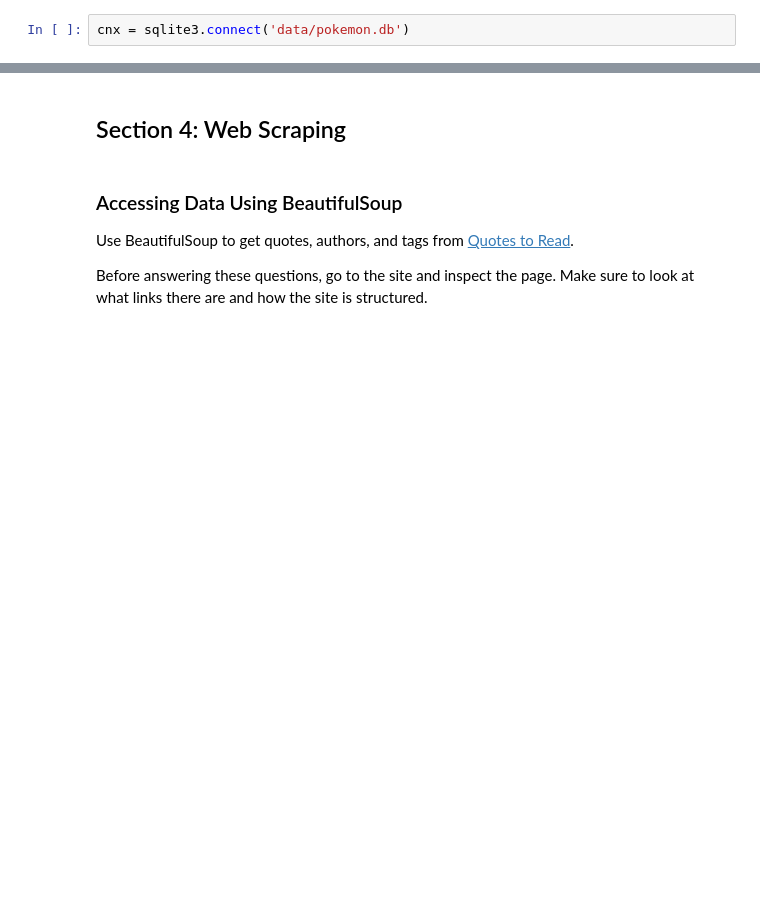
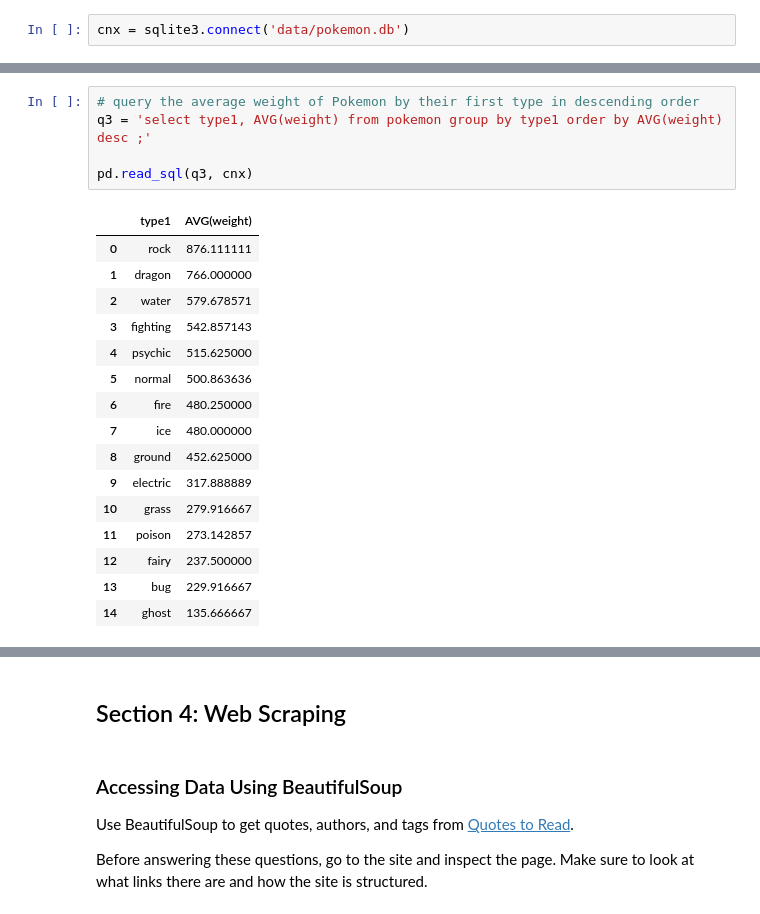
Before and after one commit to learn-co-students/module-2-assessment-round-1-nyc-ds-071519-module-2-assessment-round-1-1565011659, a Jupyter notebook: index.ipynb, the cells around one changed output, grey strips where cells are left out. Saved outputs shown, nothing was run; the diff lists cells and outputs as text; blank space fills up the shorter version.

```diff
--- a/index.ipynb
+++ b/index.ipynb
@@ -222,0 +409,22 @@ pd.read_sql(q5, cnx)
+# %%
+# query the average weight of Pokemon by their first type in descending order
+q3 = 'select type1, AVG(weight) from pokemon group by type1 order by AVG(weight) desc ;'
+
+pd.read_sql(q3, cnx)
+# %% [output]
+|  | type1 | AVG(weight) |
+| 0 | rock | 876.111111 |
+| 1 | dragon | 766.000000 |
+| 2 | water | 579.678571 |
+| 3 | fighting | 542.857143 |
+| 4 | psychic | 515.625000 |
+| 5 | normal | 500.863636 |
+| 6 | fire | 480.250000 |
+| 7 | ice | 480.000000 |
+| 8 | ground | 452.625000 |
+| 9 | electric | 317.888889 |
+| 10 | grass | 279.916667 |
+| 11 | poison | 273.142857 |
+| 12 | fairy | 237.500000 |
+| 13 | bug | 229.916667 |
+| 14 | ghost | 135.666667 |
```
Also changed, not shown: parts of 25 cells of this notebook.
